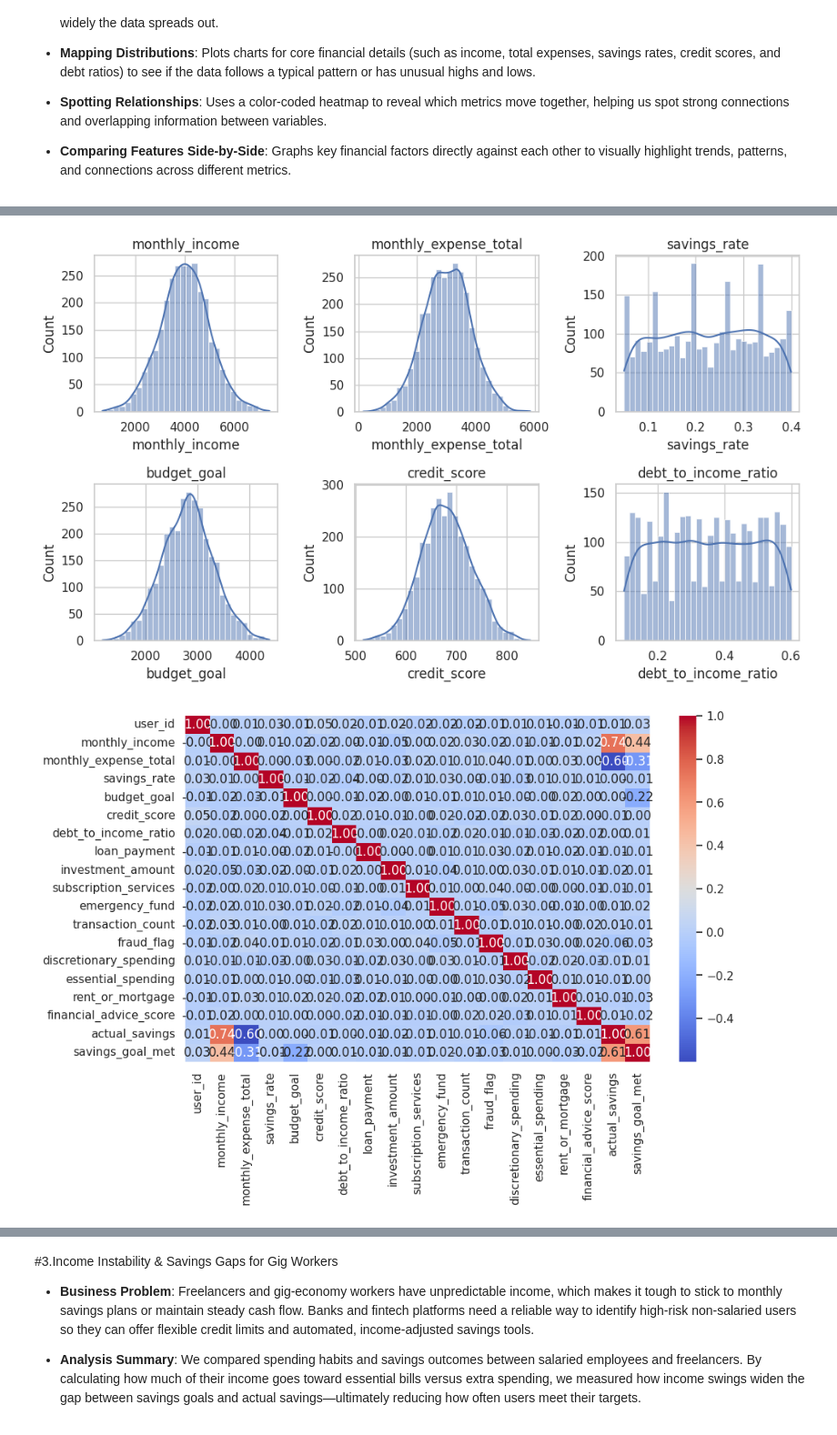
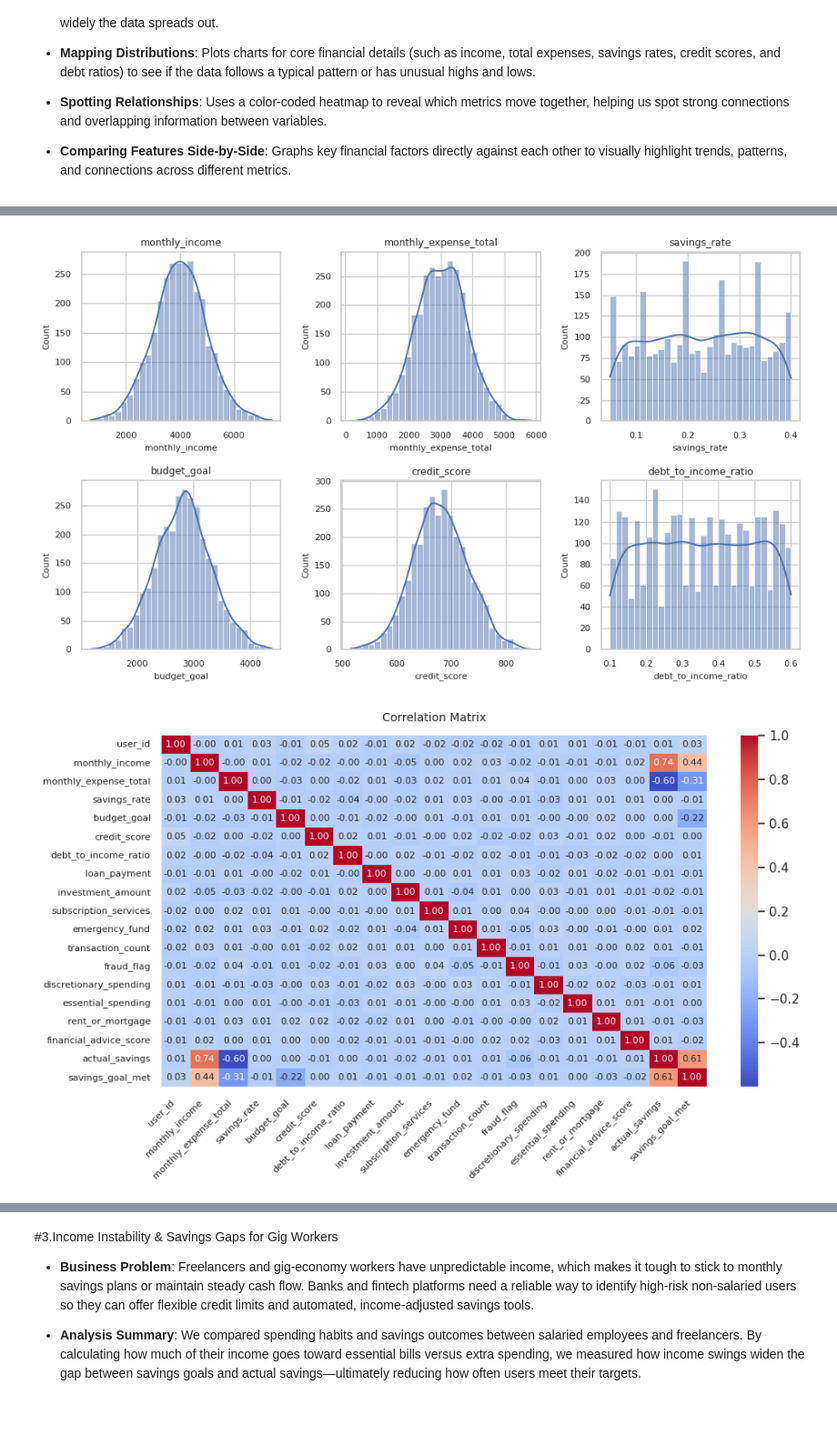
Before and after one commit to chlaitha/real-world-industry-projects, a Jupyter notebook: Personal_Financial_Risk_&_Stress_Prediction_Engine.ipynb, the cells around one changed output, grey strips where cells are left out. Shown at 91% size. Saved outputs shown, nothing was run; the diff lists cells and outputs as text; code cells hidden in the pictures.

```diff
--- a/Personal_Financial_Risk_&_Stress_Prediction_Engine.ipynb
+++ b/Personal_Financial_Risk_&_Stress_Prediction_Engine.ipynb
@@ -91,40 +91,65 @@ axes = axes.flatten() # Flatten the 2D array of axes for easy iteration
 
 for i, col in enumerate(num_features):
   sns.histplot(df[col], kde=True, bins=30, ax=axes[i]) # Plot on the current subplot
-  axes[i].set_title(col)
+  axes[i].set_title(col, fontsize=9) # Reduced title font size
+  axes[i].set_xlabel(col, fontsize=8) # Reduced x-axis label font size
+  axes[i].set_ylabel('Count', fontsize=8) # Reduced y-axis label font size
+  axes[i].tick_params(axis='both', labelsize=8) # Reduced tick label size
 
 plt.tight_layout()
 plt.show()
 
 # If there are four or more numeric columns, create a correlation heatmap
-numeric_df = df.select_dtypes(include=[np.number]) # Corrected variable name
+numeric_df = df.select_dtypes(include=[np.number])
 if numeric_df.shape[1] >= 4:
-  plt.figure(figsize=(10,6)) # Corrected 'plot.figure' to 'plt.figure' and 'figure' to 'figsize'
+  plt.figure(figsize=(10, 6))
   corr = numeric_df.corr()
-  sns.heatmap(corr, annot=True, cmap='coolwarm', fmt='.2f')
+
+  sns.heatmap(corr, annot=True, cmap='coolwarm', fmt='.2f', annot_kws={'size': 8})
+
+  plt.xticks(fontsize=8, rotation=45, ha='right')
+  plt.yticks(fontsize=8, rotation=0)
+  plt.title('Correlation Matrix', fontsize=10, pad=12)
+
+  plt.tight_layout()
   plt.show()
 
 # Pair plot of selected numeric features
 selected_cols = ['monthly_income', 'monthly_expense_total', 'savings_rate', 'budget_goal']
-sns.pairplot(df[selected_cols])
+
+g = sns.pairplot(df[selected_cols])
+
+for ax in g.axes.flatten():
+    if ax is not None:
+        ax.set_xlabel(ax.get_xlabel(), fontsize=8)
+        ax.set_ylabel(ax.get_ylabel(), fontsize=8)
+        ax.tick_params(axis='both', labelsize=7)
+
+for ax in g.diag_axes:
+    if ax is not None:
+        ax.set_xlabel(ax.get_xlabel(), fontsize=8)
+        ax.set_ylabel(ax.get_ylabel(), fontsize=8)
+        ax.tick_params(axis='both', labelsize=7)
+
+plt.tight_layout()
 plt.show()
 # %% [output]
 ==Descriptive statistics for numeric columns:==
                       date      user_id  monthly_income  \
 count                 3000  3000.000000     3000.000000
 mean   2021-06-04 00:00:00  1498.699000     4004.267347
 min    2019-01-01 00:00:00  1000.000000      685.280000
 25%    2020-03-18 12:00:00  1248.750000     3362.250000
 50%    2021-06-04 00:00:00  1496.500000     4008.075000
 75%    2022-08-20 12:00:00  1749.000000     4659.040000
 max    2023-11-06 00:00:00  1999.000000     7407.940000
 std                    NaN   287.352782     1000.107096
 
        monthly_expense_total  savings_rate  budget_goal  credit_score  \
 ... (44 lines left out)
 50%                 48.700000     1032.810000          0.000000
 75%                 76.100000     1821.510000          0.000000
 max                100.000000     6589.660000          1.000000
 std                 29.087360     1039.597384          0.289544
-[figure, old version]
+[figure, new version]
-[figure, old version]
+[figure, new version]
```
Also changed, not shown: parts of 1 cell of this notebook.
